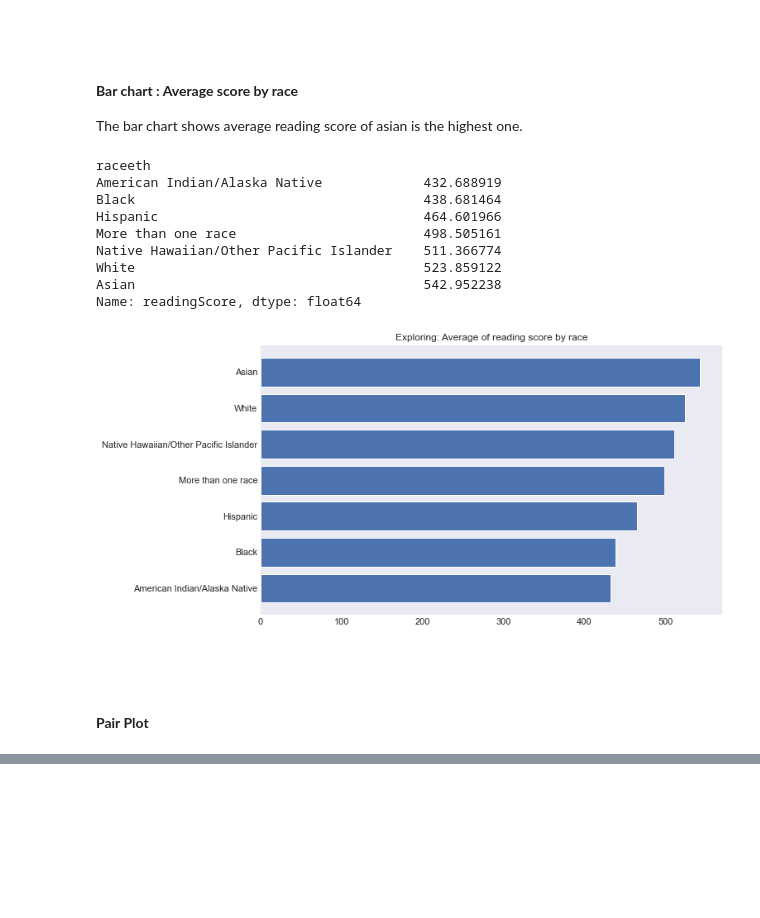
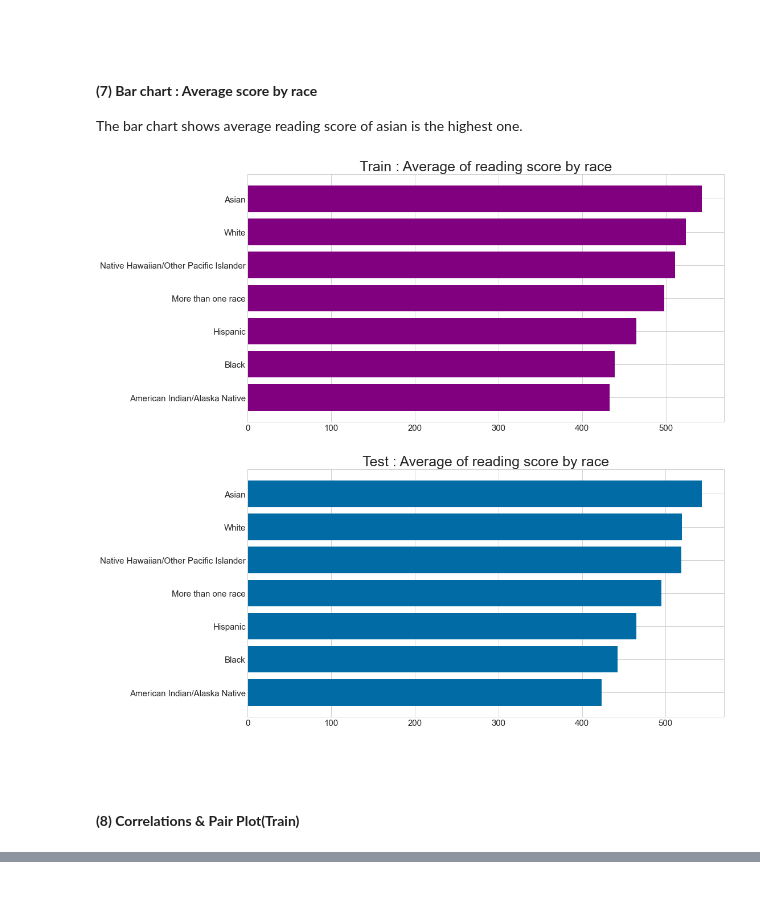
Before and after one commit to ABizCho/py_machineLearning, a Jupyter notebook: Assignment_Individual/asgmt_3_201823869.ipynb, the cells around one changed output, grey strips where cells are left out. Saved outputs shown, nothing was run; the diff lists cells and outputs as text; code cells hidden in the pictures; blank space fills up the shorter version.

```diff
--- a/Assignment_Individual/asgmt_3_201823869.ipynb
+++ b/Assignment_Individual/asgmt_3_201823869.ipynb
@@ -252,0 +211,17 @@ pisa_train
+# %%
+# Box plot
+# for reading score
+plt.style.use('seaborn-whitegrid')
+fig, ax = plt.subplots(1, 2)
+plt.ylabel('Reading Score',fontsize=15)
+
+
+fig.set_size_inches(14,8)
+
+ax[0].boxplot(pisa_train['readingScore'],showmeans=True)
+ax[0].set_title('Train Dataset : BoxPlot of readingScore',fontsize=20,color='purple')
+
+ax[1].boxplot(pisa_test['readingScore'],showmeans=True)
+ax[1].set_title('Test Dataset : BoxPlot of readingScore',fontsize=20,color='blue')
+
+plt.show()
@@ -270,31 +258,34 @@ plt.show()
 # %% [markdown]
 <br>
 # %% [markdown]
-#### **Bar chart : Average score by race**
+#### **(7) Bar chart : Average score by race**
 The bar chart shows average reading score of asian is the highest one.
 # %%
 # barchart
 # showing average score by race
 
-pisa_avgScore_byRace = pisa_train.groupby('raceeth')['readingScore'].mean().sort_values(ascending=True)
-print(pisa_avgScore_byRace)
+pisa_avgScore_byRace_train = pisa_train.groupby('raceeth')['readingScore'].mean().sort_values(ascending=True)
+pisa_avgScore_byRace_test = pisa_test.groupby('raceeth')['readingScore'].mean().sort_values(ascending=True)
 
-plt.figure(figsize=(10,6))
-plt.title('Exploring: Average of reading score by race')
-plt.barh(pisa_avgScore_byRace.index,pisa_avgScore_byRace.values)
+plt.figure(figsize=(15,8))
+plt.title('Train : Average of reading score by race',fontsize=25)
+plt.yticks(fontsize=15)
+plt.xticks(fontsize=15)
+plt.barh(pisa_avgScore_byRace_train.index, pisa_avgScore_byRace_train.values ,color='purple')
+
+plt.figure(figsize=(15,8))
+plt.title('Test : Average of reading score by race',fontsize=25)
+plt.yticks(fontsize=15)
+plt.xticks(fontsize=15)
+plt.barh(pisa_avgScore_byRace_test.index, pisa_avgScore_byRace_test.values)
+
+
+
 plt.show()
 # %% [output]
-raceeth
-American Indian/Alaska Native             432.688919
-Black                                     438.681464
-Hispanic                                  464.601966
-More than one race                        498.505161
-Native Hawaiian/Other Pacific Islander    511.366774
-White                                     523.859122
-Asian                                     542.952238
-Name: readingScore, dtype: float64
-[figure, old version]
+[figure, new version]
+[figure, added]
 # %% [markdown]
 <br>
 # %% [markdown]
-#### **Pair Plot**
+#### **(8) Correlations & Pair Plot(Train)**
```
Also changed, not shown: parts of 59 cells of this notebook, 3 other files.
